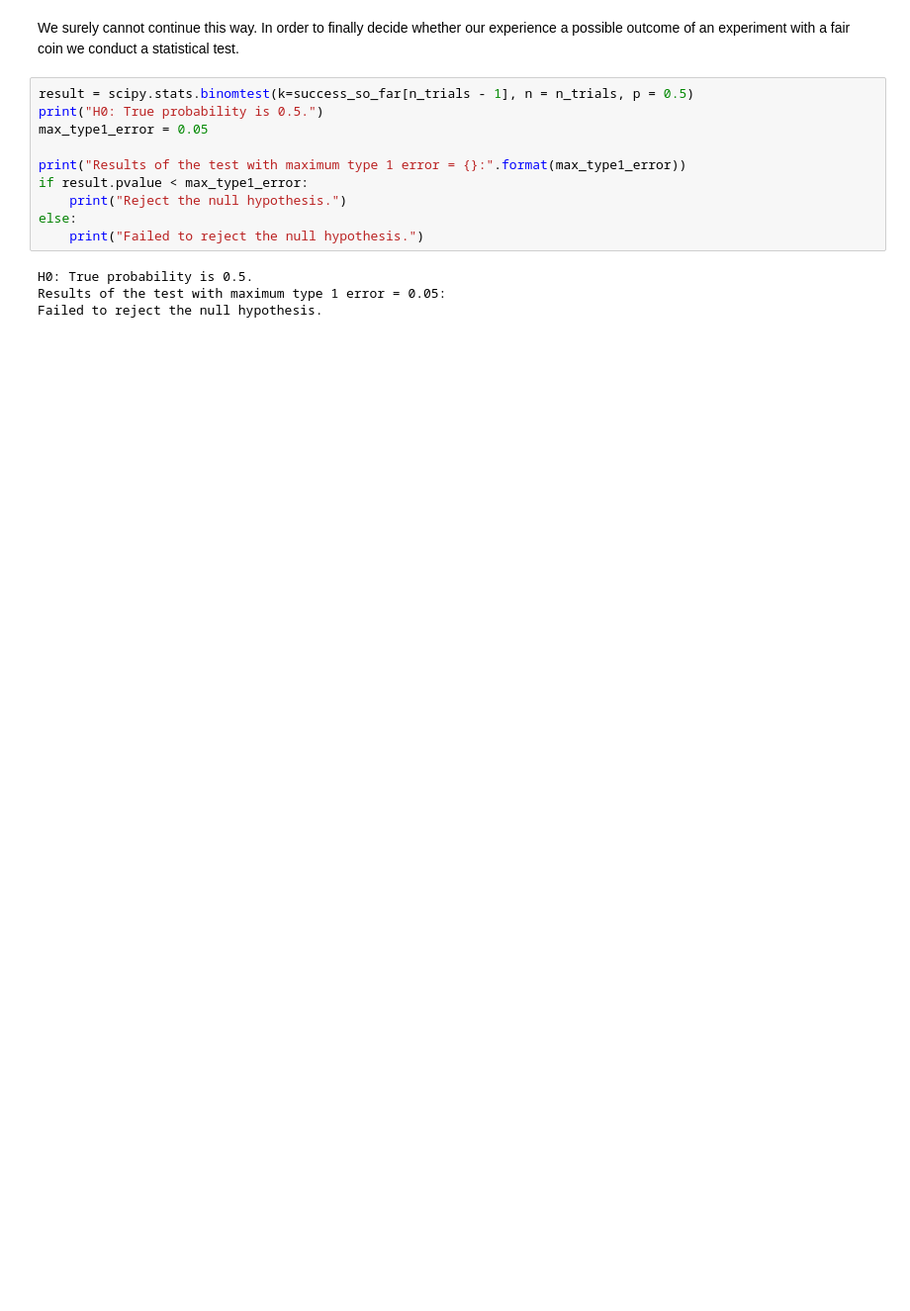
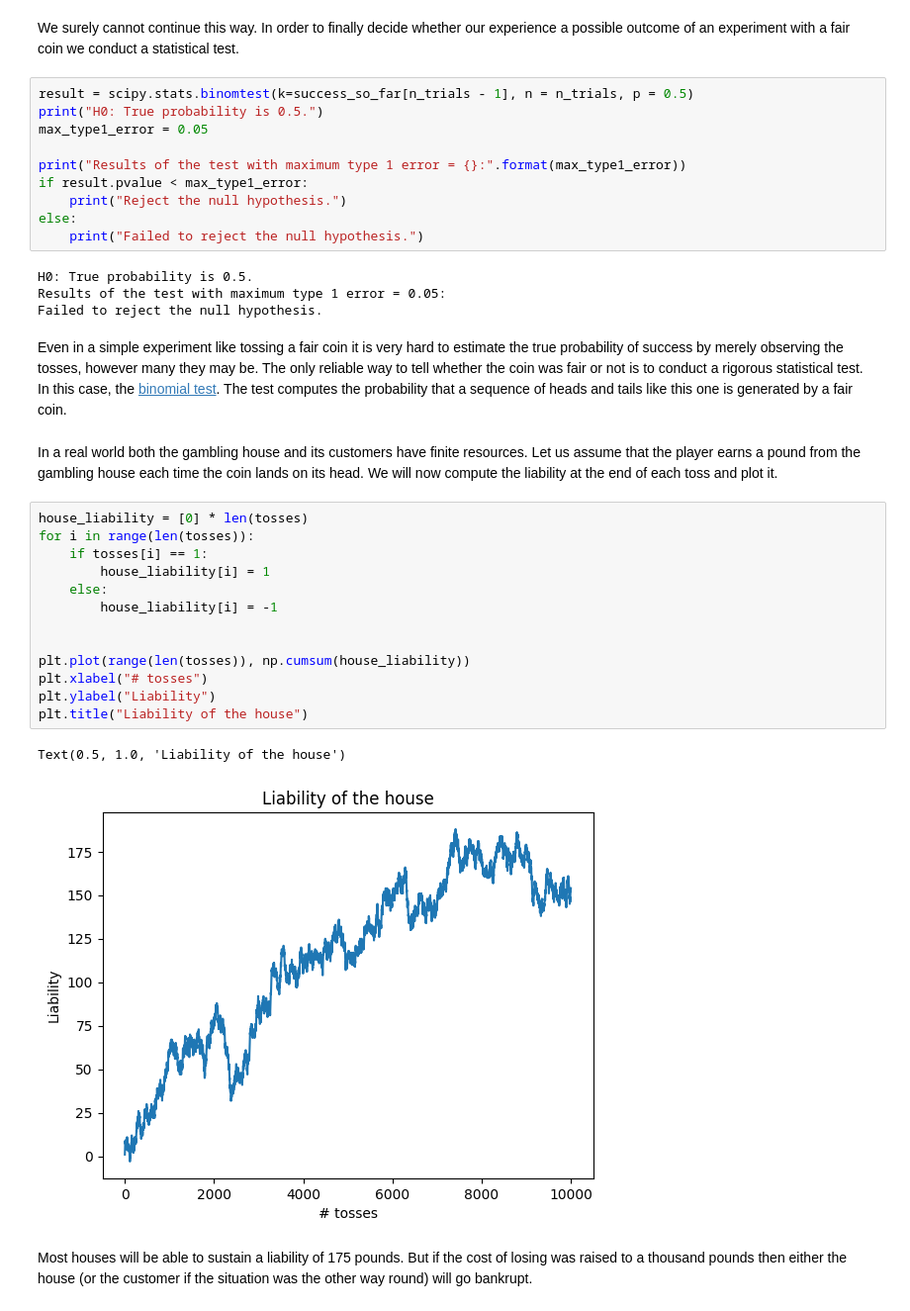
Before and after one commit to drameyjoshi/statistics, a Jupyter notebook: training/Convergence_of_coin_tosses.ipynb, the cells around one changed output. Shown: that part at 99% size. Cells and saved outputs as stored; diff of their text form; blank space fills up the shorter version.

Commit message:
Added code to compute consolidated liability

```diff
--- a/training/Convergence_of_coin_tosses.ipynb
+++ b/training/Convergence_of_coin_tosses.ipynb
@@ -96,3 +102,25 @@ else:
 H0: True probability is 0.5.
 Results of the test with maximum type 1 error = 0.05:
 Failed to reject the null hypothesis.
+# %% [markdown]
+Even in a simple experiment like tossing a fair coin it is very hard to estimate the true probability of success by merely observing the tosses, however many they may be. The only reliable way to tell whether the coin was fair or not is to conduct a rigorous statistical test. In this case, the [binomial test](https://docs.scipy.org/doc/scipy/reference/generated/scipy.stats.binomtest.html). The test computes the probability that a sequence of heads and tails like this one is generated by a fair coin.
+# %% [markdown]
+In a real world both the gambling house and its customers have finite resources. Let us assume that the player earns a pound from the gambling house each time the coin lands on its head. We will now compute the liability at the end of each toss and plot it.
+# %%
+house_liability = [0] * len(tosses)
+for i in range(len(tosses)):
+    if tosses[i] == 1:
+        house_liability[i] = 1
+    else:
+        house_liability[i] = -1
+
+
+plt.plot(range(len(tosses)), np.cumsum(house_liability))
+plt.xlabel("# tosses")
+plt.ylabel("Liability")
+plt.title("Liability of the house")
+# %% [output]
+Text(0.5, 1.0, 'Liability of the house')
+[figure, added]
+# %% [markdown]
+Most houses will be able to sustain a liability of 175 pounds. But if the cost of losing was raised to a thousand pounds then either the house (or the customer if the situation was the other way round) will go bankrupt.
```
Also changed, not shown: parts of 3 cells of this notebook.
